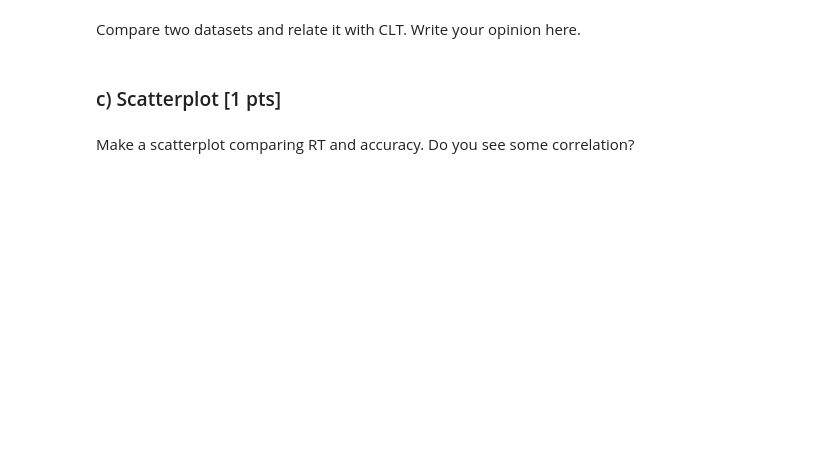
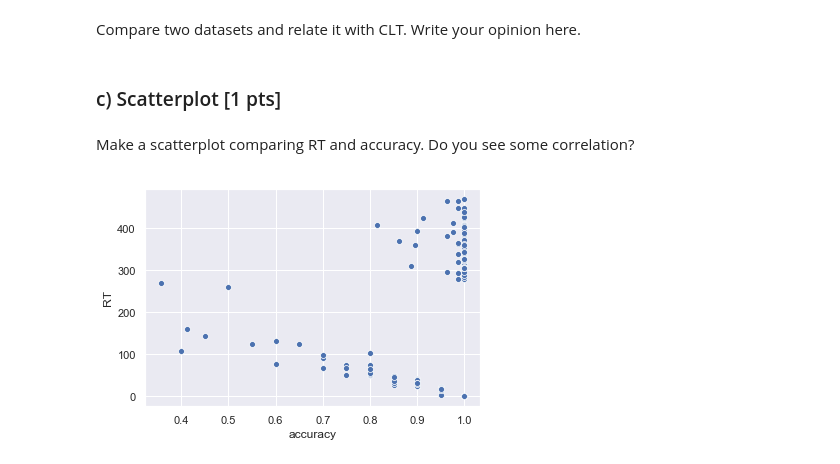
Before and after one commit to NBP-ACC/week-4-acc_8, a Jupyter notebook: sheet02.ipynb, the cells around one changed output. Saved outputs shown, nothing was run; the diff lists cells and outputs as text; code cells hidden in the pictures; blank space fills up the shorter version.

```diff
--- a/sheet02.ipynb
+++ b/sheet02.ipynb
@@ -195,0 +244,5 @@ Make a scatterplot comparing RT and accuracy. Do you see some correlation?
+# %%
+# TODO
+fig = sns.scatterplot(x="accuracy", y="RT", data=class_df_concatenated_avg)
+# %% [output]
+[figure, added]
```
Also changed, not shown: parts of 7 cells of this notebook.
